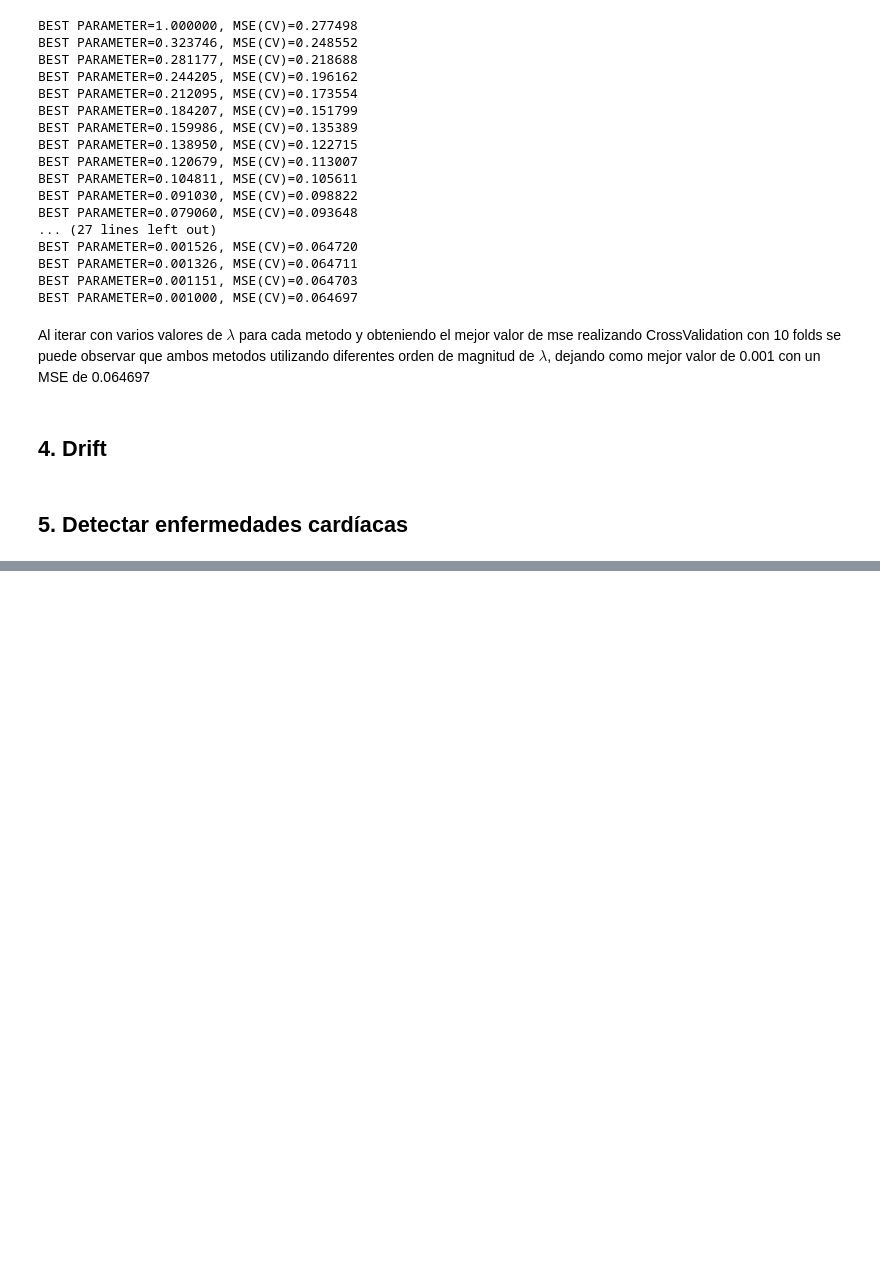
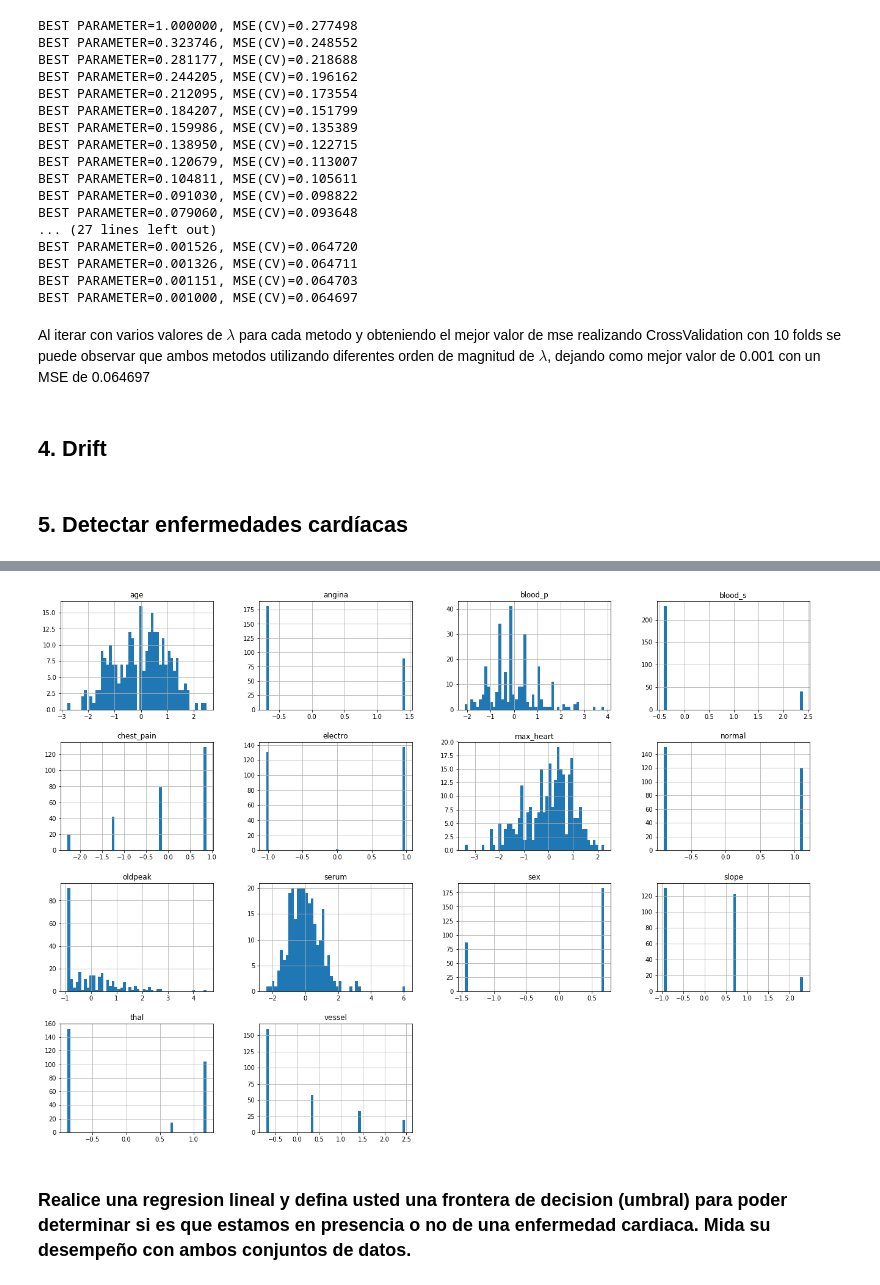
Before and after one commit to Caimapo/MachineLearning2017-02, a Jupyter notebook: Tarea 1 Máquinas de Aprendizaje.ipynb, the cells around one changed output, grey strips where cells are left out. Drawn from its saved outputs; the diff is of its cells as text; code cells hidden in the pictures; blank space fills up the shorter version.

```diff
--- a/Tarea 1 Máquinas de Aprendizaje.ipynb
+++ b/Tarea 1 Máquinas de Aprendizaje.ipynb
@@ -529,0 +561,12 @@ Al iterar con varios valores de $\lambda$ para cada metodo y obteniendo el mejor
+# %%
+#normalizacion
+scaler = StandardScaler()
+#df_scaled['max_heart'] = np.log(df['max_heart'])
+df_scaled = pd.DataFrame(scaler.fit_transform(df), columns=df.columns)
+
+df_scaled.hist(bins=50, figsize=(22,16))
+plt.show()
+# %% [output]
+[figure, added]
+# %% [markdown]
+### Realice una regresion lineal y defina usted una frontera de decision (umbral) para poder determinar si es que estamos en presencia o no de una enfermedad cardiaca. Mida su desempeño con ambos conjuntos de datos.
```
Also changed, not shown: parts of 10 cells of this notebook, 1 other file.
